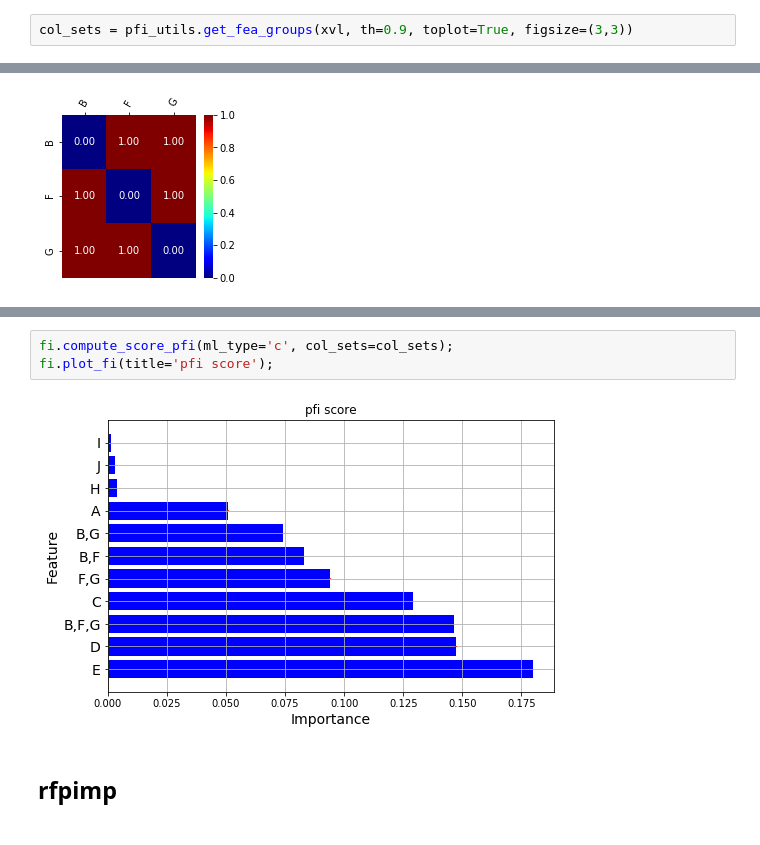
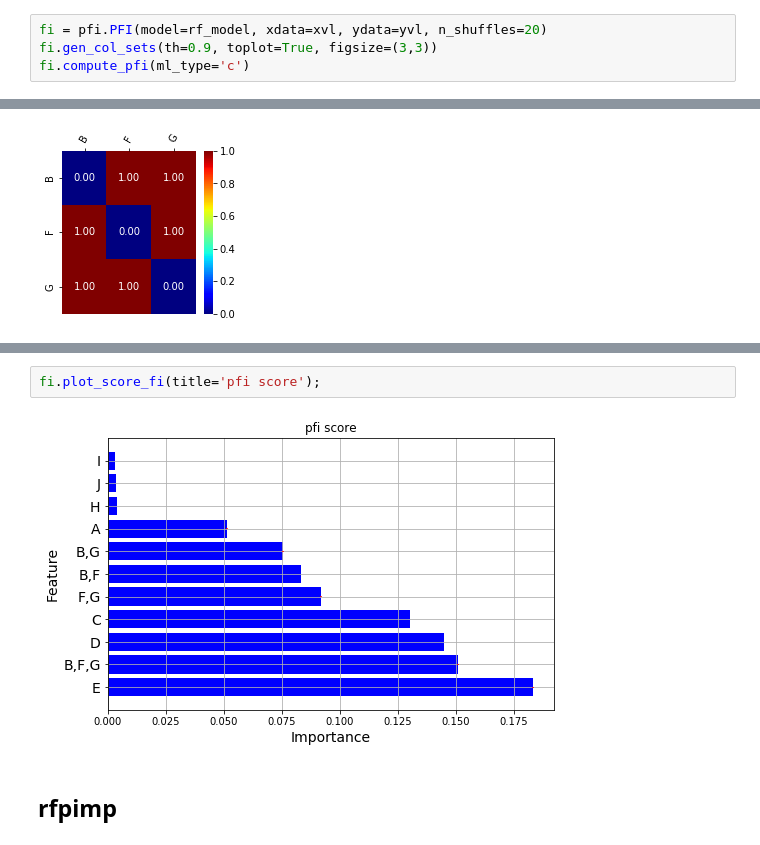
Before and after one commit to adpartin/feature-importance, a Jupyter notebook: notebooks/pfi_tests.ipynb, the cells around one changed output, grey strips where cells are left out. Saved outputs shown, nothing was run; the diff lists cells and outputs as text.

```diff
--- a/notebooks/pfi_tests.ipynb
+++ b/notebooks/pfi_tests.ipynb
@@ -142,7 +141,9 @@ fi.plot_fi(title='pfi score');
 # %% [markdown]
 ## FI using MDA (including col_sets)
 # %%
-col_sets = pfi_utils.get_fea_groups(xvl, th=0.9, toplot=True, figsize=(3,3))
+fi = pfi.PFI(model=rf_model, xdata=xvl, ydata=yvl, n_shuffles=20)
+fi.gen_col_sets(th=0.9, toplot=True, figsize=(3,3))
+fi.compute_pfi(ml_type='c')
 # %% [output]
 0 cols out of 10 were dropped based on col variance (th=1e-16).
 cor matrix after removing features shape (3, 3)
@@ -156,8 +156,7 @@ fi.plot_fi(title='pfi spread');
 # %%
-fi.compute_score_pfi(ml_type='c', col_sets=col_sets);
-fi.plot_fi(title='pfi score');
+fi.plot_score_fi(title='pfi score');
 # %% [output]
-[figure, old version]
+[figure, new version]
 # %% [markdown]
 ## rfpimp
 # %%
```
Also changed, not shown: parts of 7 cells of this notebook, 7 other files.
